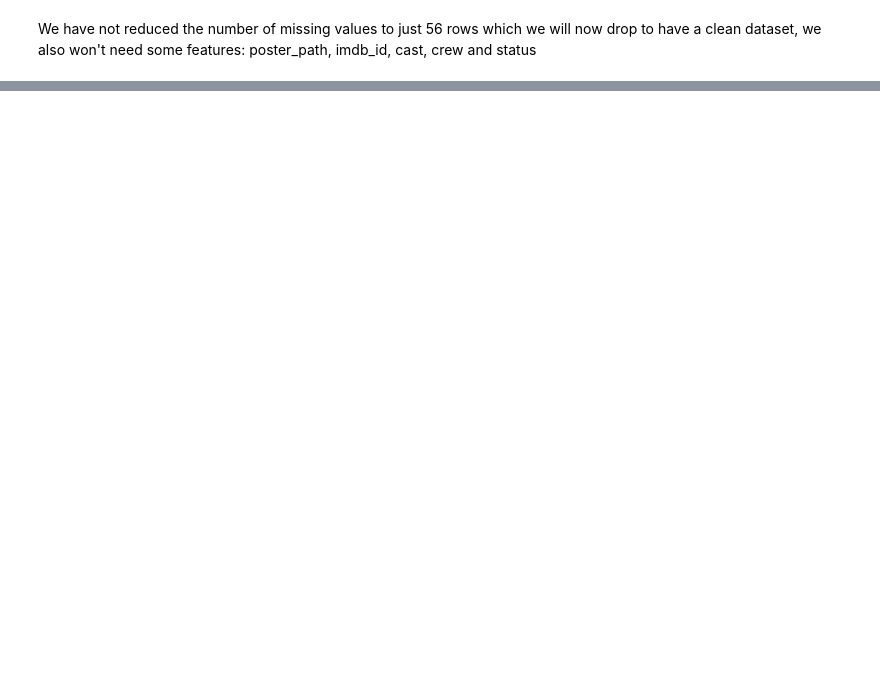
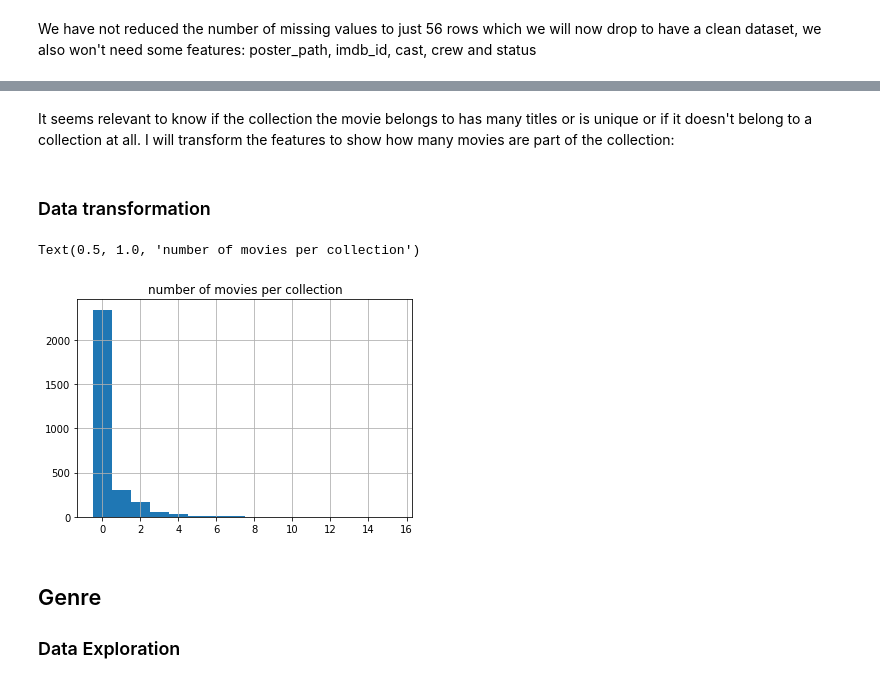
Before and after one commit to pedro-hf/tmdb-kaggle, a Jupyter notebook: tmdb.ipynb, the cells around one changed output, grey strips where cells are left out. Drawn from its saved outputs; the diff is of its cells as text; code cells hidden in the pictures; blank space fills up the shorter version.

Commit message:
Started Exploration and transformation of dtype(Object) features

```diff
--- a/tmdb.ipynb
+++ b/tmdb.ipynb
@@ -218,0 +214,2 @@ Name: production_companies, Length: 2433, dtype: int64
+# %%
+d.belongs_to_collection = d.belongs_to_collection.apply(lambda l: l[0])
@@ -218,0 +226,18 @@ Name: production_companies, Length: 2433, dtype: int64
+# %% [markdown]
+It seems relevant to know if the collection the movie belongs to has many titles or is unique or if it doesn't belong to a collection at all. I will transform the features to show how many movies are part of the collection:
+# %% [markdown]
+### Data transformation
+# %%
+values = d.groupby('belongs_to_collection').count().id.to_dict()
+values['N'] = 0
+d.belongs_to_collection = d.belongs_to_collection.map(values)
+# %%
+fig, ax = plt.subplots()
+d.belongs_to_collection.hist(bins=np.arange(-0.5,16.5,1), ax = ax)
+ax.set_title('number of movies per collection')
+# %% [output]
+Text(0.5, 1.0, 'number of movies per collection')
+[figure, added]
+# %% [markdown]
+## Genre
+### Data Exploration
```
Also changed, not shown: parts of 19 cells of this notebook.
